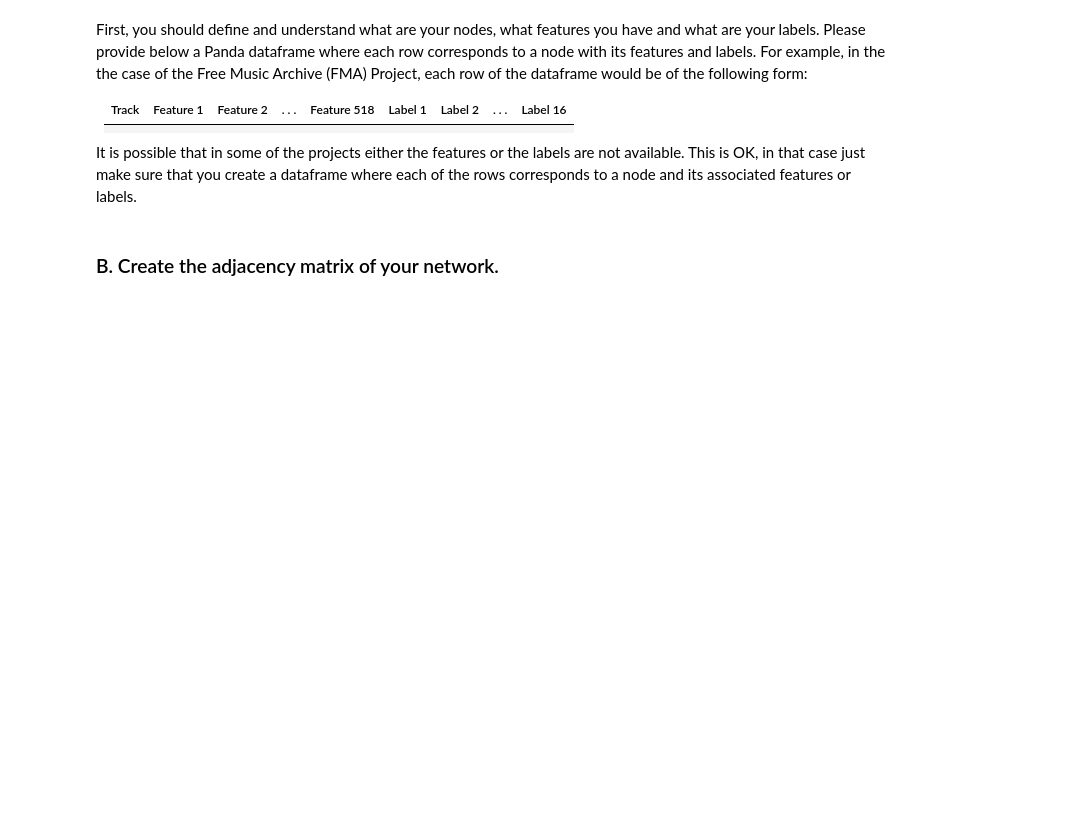
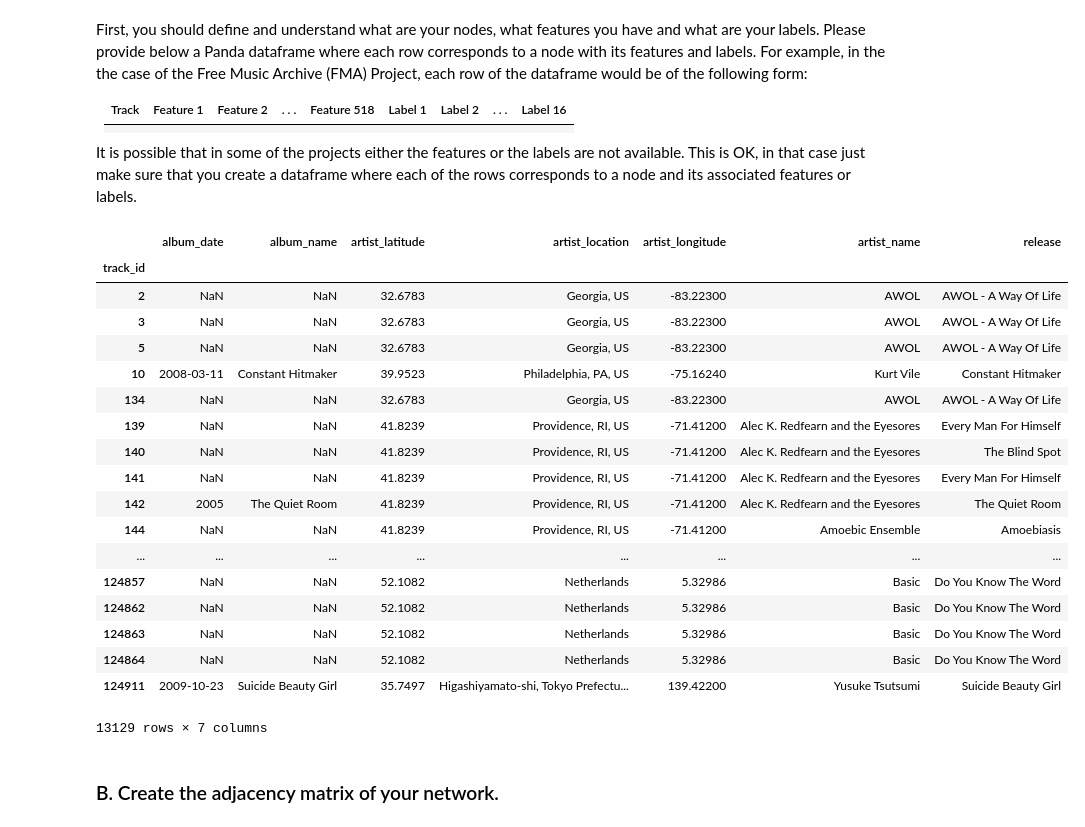
Before and after one commit to Team36-ntds2018/Project_free_music_archives_2018, a Jupyter notebook: Milestone_1/1_network_properties.ipynb, the cells around one changed output. Drawn from its saved outputs; the diff is of its cells as text; code cells hidden in the pictures; blank space fills up the shorter version.

```diff
--- a/Milestone_1/1_network_properties.ipynb
+++ b/Milestone_1/1_network_properties.ipynb
@@ -44,3 +43,48 @@ features = # the pandas dataframe with the features and labels
+# %%
+#Imported from the utils.py from the mdeff/FMA github repo
+
+def utilsload(filepath):
+
+    filename = os.path.basename(filepath)
+
+    if 'features' in filename:
+        return pd.read_csv(filepath, index_col=0, header=[0, 1, 2])
+
+    if 'echonest' in filename:
+        return pd.read_csv(filepath, index_col=0, header=[0, 1, 2])
+
+    if 'genres' in filename:
+        return pd.read_csv(filepath, index_col=0)
+
+    if 'tracks' in filename:
+        return pd.read_csv(filepath, index_col=0, header=[0, 1])
+# %%
+# Your code here.
+tracks = utilsload('../fma_metadata/tracks.csv')
+genres = utilsload('../fma_metadata/genres.csv')
+echonest = utilsload('../fma_metadata/echonest.csv')
+# %%
+echonest.echonest.metadata
+# %% [output]
+|  | album_date | album_name | artist_latitude | artist_location | artist_longitude | artist_name | release |
+| track_id |  |  |  |  |  |  |  |
+| 2 | NaN | NaN | 32.6783 | Georgia, US | -83.22300 | AWOL | AWOL - A Way Of Life |
+| 3 | NaN | NaN | 32.6783 | Georgia, US | -83.22300 | AWOL | AWOL - A Way Of Life |
+| 5 | NaN | NaN | 32.6783 | Georgia, US | -83.22300 | AWOL | AWOL - A Way Of Life |
+| 10 | 2008-03-11 | Constant Hitmaker | 39.9523 | Philadelphia, PA, US | -75.16240 | Kurt Vile | Constant Hitmaker |
+| 134 | NaN | NaN | 32.6783 | Georgia, US | -83.22300 | AWOL | AWOL - A Way Of Life |
+| 139 | NaN | NaN | 41.8239 | Providence, RI, US | -71.41200 | Alec K. Redfearn and the Eyesores | Every Man For Himself |
+| 140 | NaN | NaN | 41.8239 | Providence, RI, US | -71.41200 | Alec K. Redfearn and the Eyesores | The Blind Spot |
+| 141 | NaN | NaN | 41.8239 | Providence, RI, US | -71.41200 | Alec K. Redfearn and the Eyesores | Every Man For Himself |
+| 142 | 2005 | The Quiet Room | 41.8239 | Providence, RI, US | -71.41200 | Alec K. Redfearn and the Eyesores | The Quiet Room |
+| 144 | NaN | NaN | 41.8239 | Providence, RI, US | -71.41200 | Amoebic Ensemble | Amoebiasis |
+| ... | ... | ... | ... | ... | ... | ... | ... |
+| 124857 | NaN | NaN | 52.1082 | Netherlands | 5.32986 | Basic | Do You Know The Word |
+| 124862 | NaN | NaN | 52.1082 | Netherlands | 5.32986 | Basic | Do You Know The Word |
+| 124863 | NaN | NaN | 52.1082 | Netherlands | 5.32986 | Basic | Do You Know The Word |
+| 124864 | NaN | NaN | 52.1082 | Netherlands | 5.32986 | Basic | Do You Know The Word |
+| 124911 | 2009-10-23 | Suicide Beauty Girl | 35.7497 | Higashiyamato-shi, Tokyo Prefectu... | 139.42200 | Yusuke Tsutsumi | Suicide Beauty Girl |
+13129 rows × 7 columns
 # %% [markdown]
 ### B. Create the adjacency matrix of your network.
 # %% [markdown]
```
Also changed, not shown: parts of 2 cells of this notebook.
